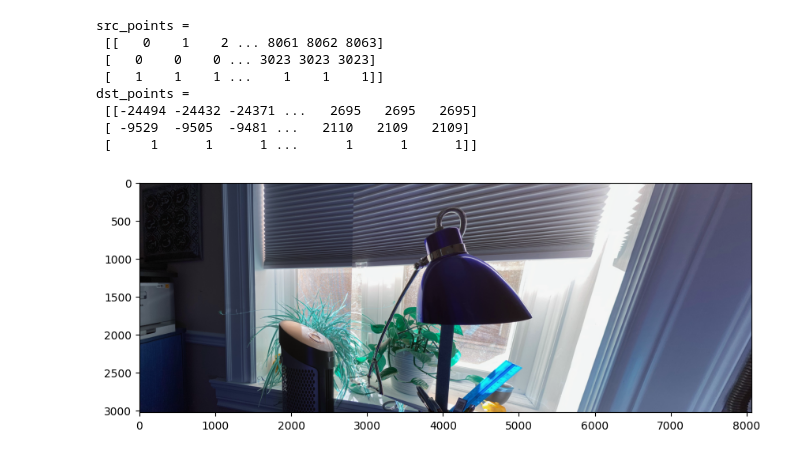
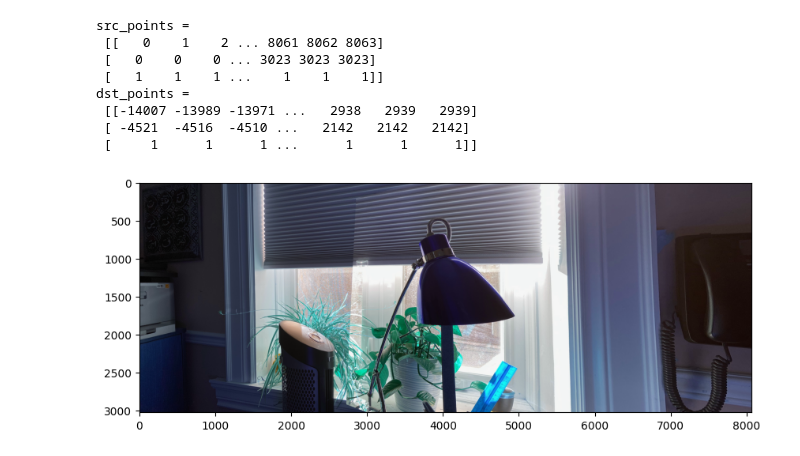
Before and after one commit to ThinhLe881/comp-vis, a Jupyter notebook: labs/lab7/lab7-3.ipynb, the cells around one changed output. Saved outputs shown, nothing was run; the diff lists cells and outputs as text; code cells hidden in the pictures.

```diff
--- a/labs/lab7/lab7-3.ipynb
+++ b/labs/lab7/lab7-3.ipynb
@@ -148,41 +148,37 @@ idx = 0
 for i in range(h):
     for j in range(w*2):
         src_points[0, idx+j] = j
+        src_points[1, idx+j] = i
     idx += w*2
-idx = 0
-for i in range(h):
-    e_idx = idx+w*2
-    src_points[1, idx:e_idx] = i
-    idx = e_idx
 src_points[2, :] = 1 # convert to homogenous
 src_points = src_points.astype(int)
 print('src_points = \n', src_points)
 
 dst_points = H @ src_points
 # convert to cartesian
 dst_points = dst_points / dst_points[2, :]
 dst_points = dst_points.astype(int)
 print('dst_points = \n', dst_points)
 
 # image stitching
 for i in range(n):
     x = dst_points[0, i]
     y = dst_points[1, i]
     src_x = src_points[0, i]
     src_y = src_points[1, i]
     if (x < w and x >= 0) and (y < h and y >= 0):
         img[src_y, src_x, :] = img2[y, x, :]
 
 plt.figure(figsize=(10,10))
 plt.imshow(img)
 plt.show()
 # %% [output]
 src_points =
  [[   0    1    2 ... 8061 8062 8063]
  [   0    0    0 ... 3023 3023 3023]
  [   1    1    1 ...    1    1    1]]
 dst_points =
- [[-24494 -24432 -24371 ...   2695   2695   2695]
- [ -9529  -9505  -9481 ...   2110   2109   2109]
+ [[-14007 -13989 -13971 ...   2938   2939   2939]
+ [ -4521  -4516  -4510 ...   2142   2142   2142]
  [     1      1      1 ...      1      1      1]]
-[figure, old version]
+[figure, new version]
```
Also changed, not shown: parts of 5 cells of this notebook.
